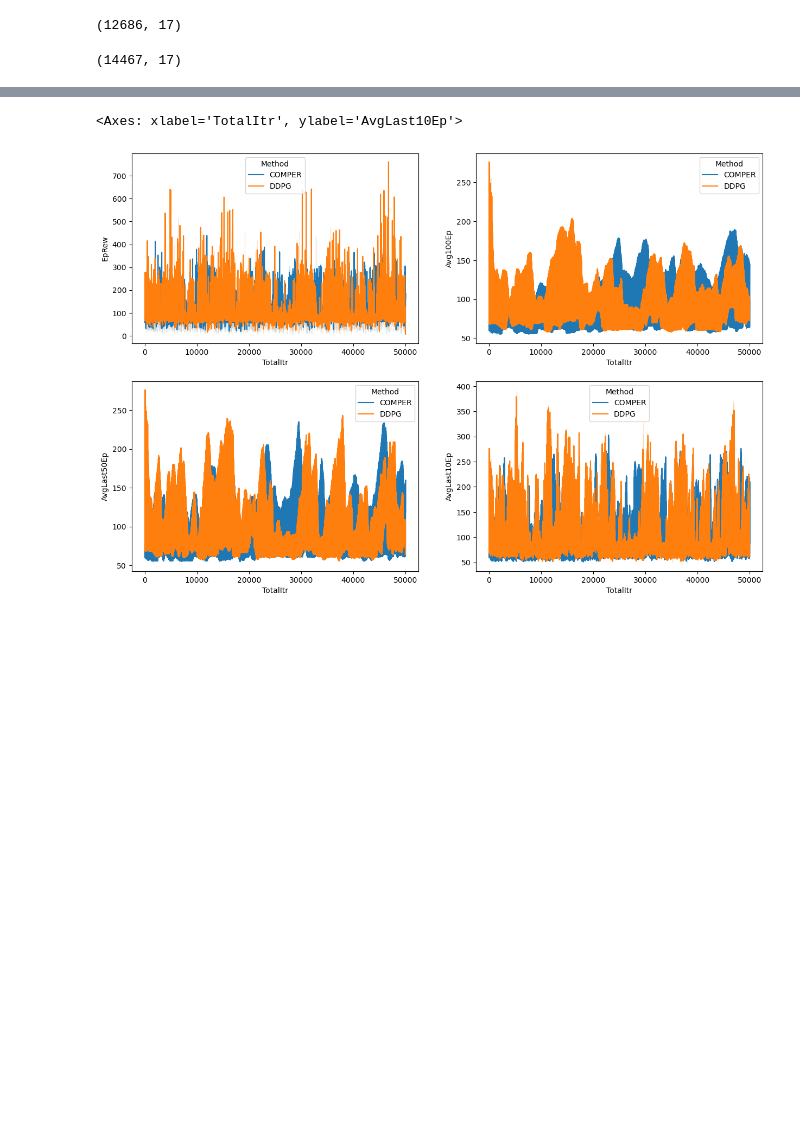
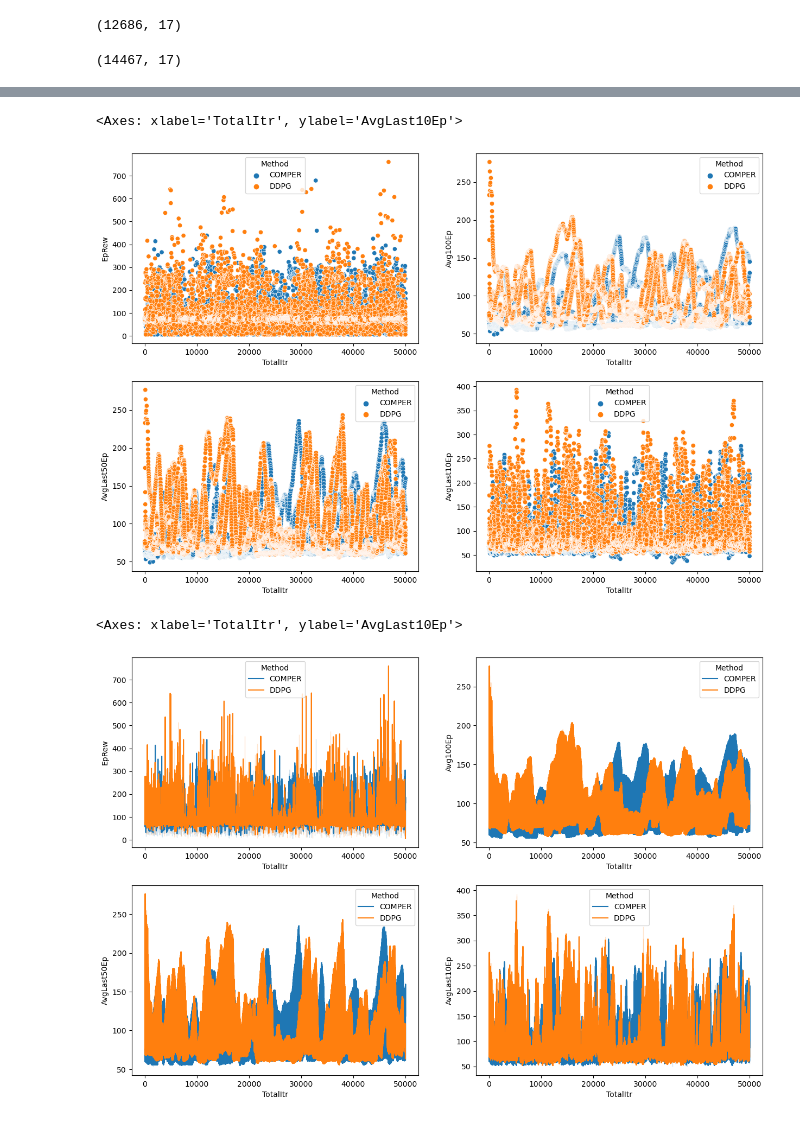
Before and after one commit to DanielEugenioNeves/COMPER-GYM-RESULTS, a Jupyter notebook: Humanoid-v4.ipynb, the cells around one changed output, grey strips where cells are left out. Drawn from its saved outputs; the diff is of its cells as text; code cells hidden in the pictures; blank space fills up the shorter version.

Commit message:
Last plots

```diff
--- a/Humanoid-v4.ipynb
+++ b/Humanoid-v4.ipynb
@@ -95,6 +95,17 @@ df.tail()
 | 2830 | 5 | 2831 | Humanoid-v4 | 12-06-2023 10:29:28 | 49993 | 49994 | 0 | 0.999 | 2596 | 16 | True | ... |
 | 2831 | 5 | 2832 | Humanoid-v4 | 12-06-2023 10:29:36 | 50000 | 50001 | 0 | 0.999 | 2597 | 8 | True | ... |
 | 2832 | 5 | 2833 | Humanoid-v4 | 12-06-2023 10:29:38 | 50001 | 50002 | 0 | 0.999 | 2598 | 2 | True | ... |
+# %%
+fig, axs = plt.subplots(nrows=2,ncols=2)
+fig.set_figwidth(15)
+fig.set_figheight(10)
+sns.scatterplot(data=df, x="TotalItr", y="EpRew", hue="Method",ax=axs[0][0])
+sns.scatterplot(data=df, x="TotalItr", y="Avg100Ep", hue="Method",ax=axs[0][1])
+sns.scatterplot(data=df, x="TotalItr", y="AvgLast50Ep", hue="Method",ax=axs[1][0])
+sns.scatterplot(data=df, x="TotalItr", y="AvgLast10Ep", hue="Method",ax=axs[1][1])
+# %% [output]
+<Axes: xlabel='TotalItr', ylabel='AvgLast10Ep'>
+[figure, added]
 # %%
 fig, axs = plt.subplots(nrows=2,ncols=2)
 fig.set_figwidth(15)
```
Also changed, not shown: parts of 6 cells of this notebook, 29 other files.
